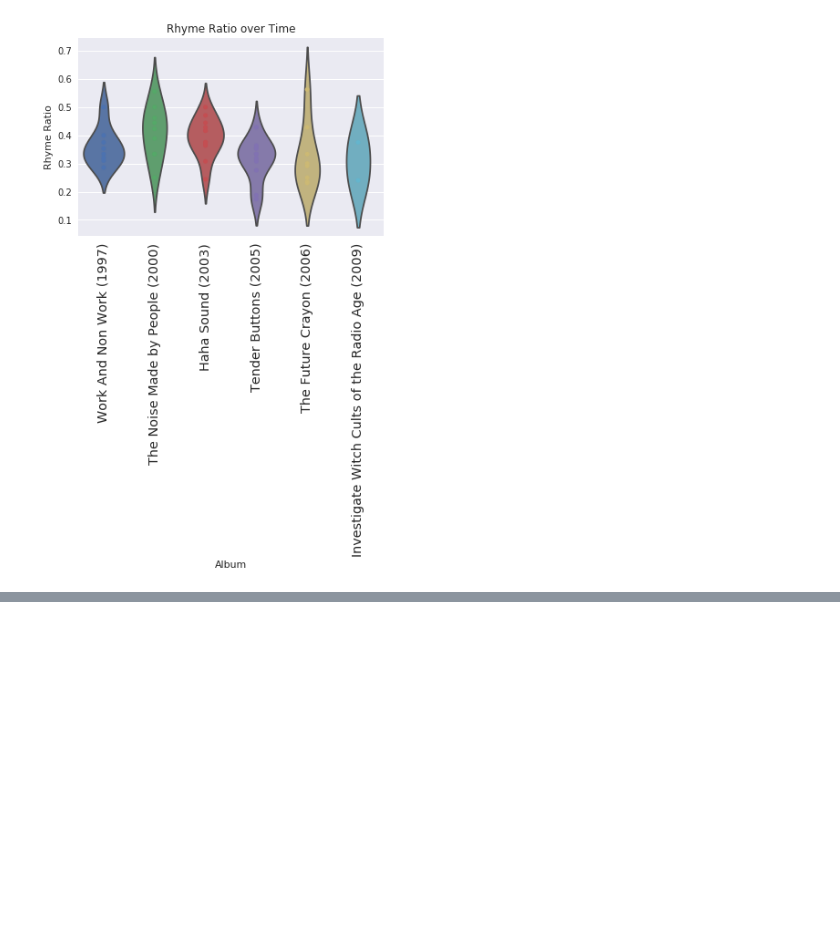
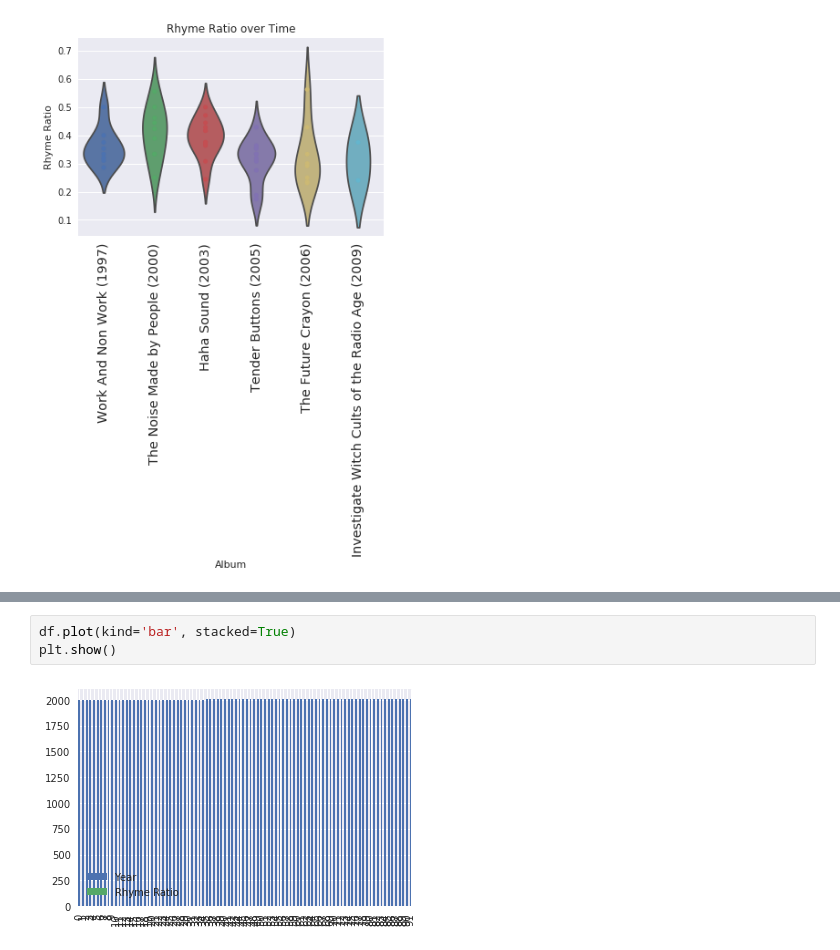
Before and after one commit to Gbachant/rhyme-scheme, a Jupyter notebook: rhyme-scheme.ipynb, the cells around one changed output, grey strips where cells are left out. Saved outputs shown, nothing was run; the diff lists cells and outputs as text; blank space fills up the shorter version.

```diff
--- a/rhyme-scheme.ipynb
+++ b/rhyme-scheme.ipynb
@@ -301,0 +292,5 @@ TypeError: list indices must be integers or slices, not str
+# %%
+df.plot(kind='bar', stacked=True)
+plt.show()
+# %% [output]
+[figure, added]
```
Also changed, not shown: parts of 7 cells of this notebook.
